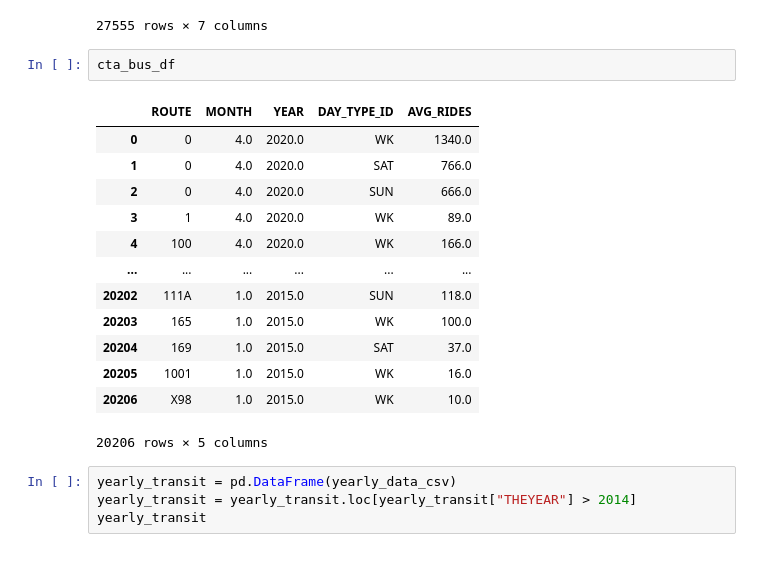
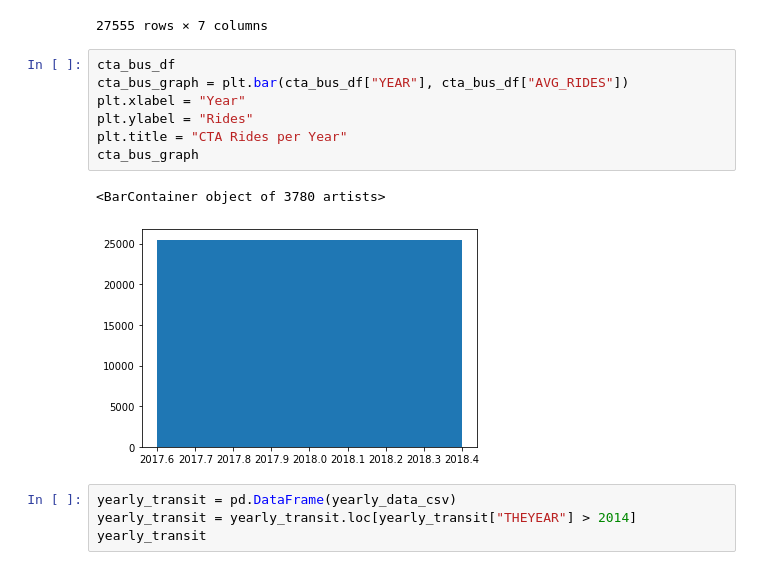
Before and after one commit to byoung11644/Chicago_Energy, a Jupyter notebook: Travel_data/Untitled.ipynb, the cells around one changed output. Drawn from its saved outputs; the diff is of its cells as text.

```diff
--- a/Travel_data/Untitled.ipynb
+++ b/Travel_data/Untitled.ipynb
@@ -82,22 +118,16 @@ cta_rail_df
 | 27553 | Wilson | 540 | 2015 | 12 | SUN | 11727.0 | 1172 |
 | 27554 | Wilson | 540 | 2015 | 12 | SAT | 13968.0 | 1746 |
 27555 rows × 7 columns
-# %%
-cta_bus_df
-# %% [output]
-|  | ROUTE | MONTH | YEAR | DAY_TYPE_ID | AVG_RIDES |
-| 0 | 0 | 4.0 | 2020.0 | WK | 1340.0 |
-| 1 | 0 | 4.0 | 2020.0 | SAT | 766.0 |
-| 2 | 0 | 4.0 | 2020.0 | SUN | 666.0 |
-| 3 | 1 | 4.0 | 2020.0 | WK | 89.0 |
-| 4 | 100 | 4.0 | 2020.0 | WK | 166.0 |
-| ... | ... | ... | ... | ... | ... |
-| 20202 | 111A | 1.0 | 2015.0 | SUN | 118.0 |
-| 20203 | 165 | 1.0 | 2015.0 | WK | 100.0 |
-| 20204 | 169 | 1.0 | 2015.0 | SAT | 37.0 |
-| 20205 | 1001 | 1.0 | 2015.0 | WK | 16.0 |
-| 20206 | X98 | 1.0 | 2015.0 | WK | 10.0 |
-20206 rows × 5 columns
+# %%
+cta_bus_df
+cta_bus_graph = plt.bar(cta_bus_df["YEAR"], cta_bus_df["AVG_RIDES"])
+plt.xlabel = "Year"
+plt.ylabel = "Rides"
+plt.title = "CTA Rides per Year"
+cta_bus_graph
+# %% [output]
+<BarContainer object of 3780 artists>
+[figure, added]
 # %%
 yearly_transit = pd.DataFrame(yearly_data_csv)
 yearly_transit = yearly_transit.loc[yearly_transit["THEYEAR"] > 2014]
```
Also changed, not shown: parts of 9 cells of this notebook.
